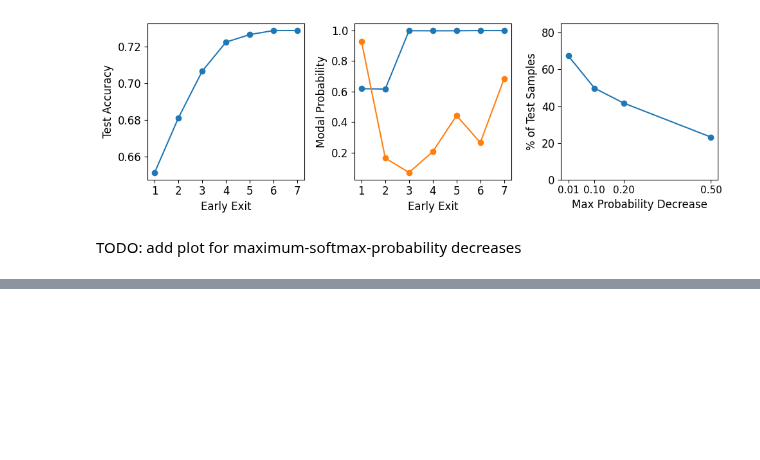
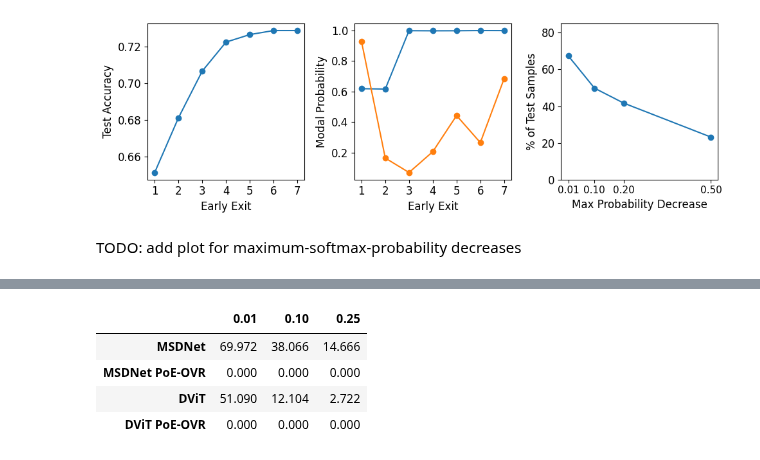
Before and after one commit to metodj/MSDNet-PyTorch, a Jupyter notebook: paper_plots.ipynb, the cells around one changed output, grey strips where cells are left out. Cells and saved outputs as stored; diff of their text form; code cells hidden in the pictures; blank space fills up the shorter version.

```diff
--- a/paper_plots.ipynb
+++ b/paper_plots.ipynb
@@ -116,0 +204,8 @@ TODO: add plot for maximum-softmax-probability decreases
+# %%
+image_net_guarantees_df
+# %% [output]
+|  | 0.01 | 0.10 | 0.25 |
+| MSDNet | 69.972 | 38.066 | 14.666 |
+| MSDNet PoE-OVR | 0.000 | 0.000 | 0.000 |
+| DViT | 51.090 | 12.104 | 2.722 |
+| DViT PoE-OVR | 0.000 | 0.000 | 0.000 |
```
Also changed, not shown: parts of 15 cells of this notebook, 1 other file.
